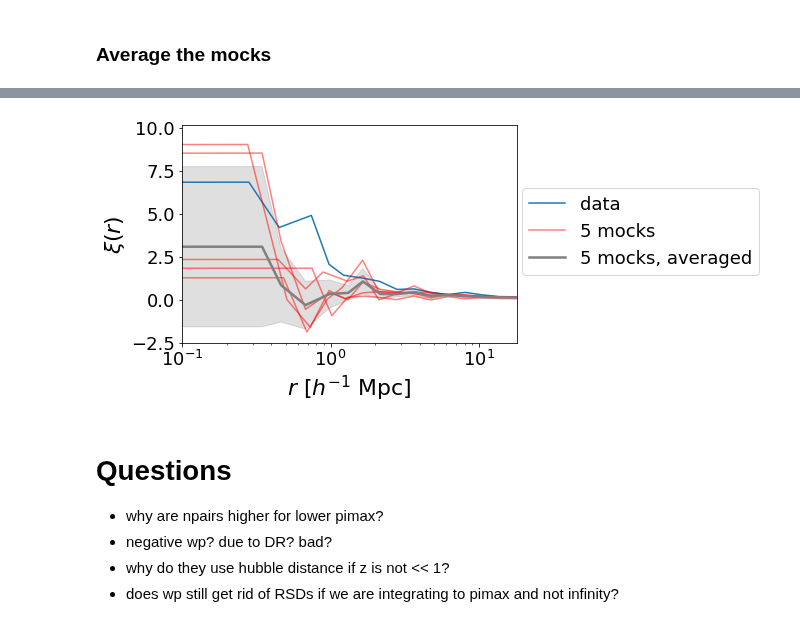
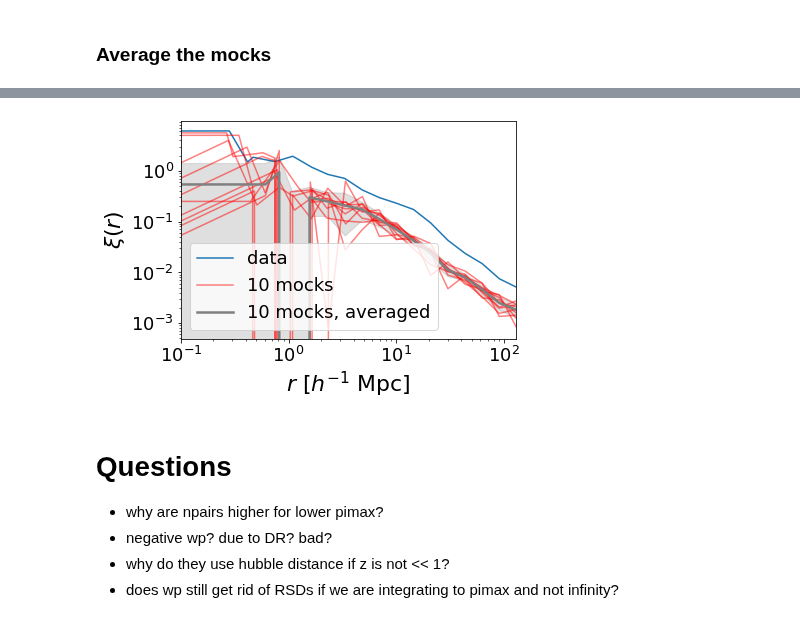
Before and after one commit to mshiferaw/quaia_bias, a Jupyter notebook: notebooks/2025-06-18_measure_xi_r_new_mocks.ipynb, the cells around one changed output, grey strips where cells are left out. Drawn from its saved outputs; the diff is of its cells as text; code cells hidden in the pictures.

```diff
--- a/notebooks/2025-06-18_measure_xi_r_new_mocks.ipynb
+++ b/notebooks/2025-06-18_measure_xi_r_new_mocks.ipynb
@@ -384,5 +514,3 @@ importlib.reload(quaia)
 # %%
-cf_mock, ravg_mock = quaia.xi_r(tab_gcatlo, tab_randlo, selfunc_lo, pixel_indices_gcatlo, pixel_indices_randlo, N_gcatlo, N_randlo, RR_counts,
-                                correction)
+cf_mock, ravg_mock = quaia.xi_r(tab_gcatlo[mask_gcatlo], tab_randlo[mask_randlo], selfunc_lo, pixel_indices_gcatlo, pixel_indices_randlo,
+                                N_gcatlo_mask, N_randlo_mask, RR_counts, correction, rbins = rbins)
-# %%
-tab_datalo, pixel_indices_datalo, N_datalo = quaia.read(f'../data/quaia_G20.0.fits', '$Gaia$-$unWISE$ Quasar Catalog', G_lo, fn_sello)
@@ -395,6 +517,6 @@ Column names: <TableColumns names=('source_id','unwise_objid','redshift_quaia','
 # %%
-cf_data, ravg_data = quaia.xi_r(tab_datalo, tab_randlo, selfunc_lo, pixel_indices_datalo, pixel_indices_randlo, N_datalo, N_randlo, RR_counts,
-                                correction)
+cf_data, ravg_data = quaia.xi_r(tab_datalo[mask_datalo], tab_randlo[mask_randlo], selfunc_lo, pixel_indices_datalo, pixel_indices_randlo,
+                                N_datalo_mask, N_randlo_mask, RR_counts, correction, rbins = rbins)
 # %%
 plt.plot(ravg_data, cf_data, label = 'data')
 plt.plot(ravg_mock, cf_mock, label = 'newest mocks')
@@ -415,9 +535,11 @@ plt.show()
 ### Average the mocks
 # %%
 cf_mocks, ravg_mocks = [], []
-for i in range(1,6):
+for i in range(1,11):
     fn_gcatlo = '../Quaia_mock_catalogs-20250211T213139Z-001/Quaia_mock_catalogs/G20/mock_catalog_quaia_G20_mock{}.fits'.format(str(i))
-    cf_mock, ravg_mock = quaia.xi_r(Table.read(fn_gcatlo), tab_randlo, selfunc_lo, pixel_indices_gcatlo, pixel_indices_randlo, N_gcatlo,
-                                         N_randlo, RR_counts, correction)
+    tab_gcatlo, pixel_indices_gcatlo, N_gcatlo_mask, mask_gcatlo = quaia.read(fn_gcatlo, '$Gaia$-$unWISE$ Quasar Catalog', G_lo, fn_sello,
+                                                                              plot = False)
+    cf_mock, ravg_mock = quaia.xi_r(tab_gcatlo[mask_gcatlo], tab_randlo[mask_randlo], selfunc_lo, pixel_indices_gcatlo, pixel_indices_randlo,
+                                    N_gcatlo_mask, N_randlo_mask, RR_counts, correction, rbins = rbins)
     cf_mocks.append(cf_mock)
     ravg_mocks.append(ravg_mock)
@@ -424,27 +564,24 @@ for i in range(1,6):
 # %%
 plt.plot(ravg_data, cf_data, label = 'data')
 
 for i in range(len(cf_mocks)-1):
         plt.plot(ravg_mocks[i], cf_mocks[i], color = 'red', alpha = 0.5)
-plt.plot(ravg_mocks[-1], cf_mocks[-1], color = 'red', label = '5 mocks', alpha = 0.5)
+plt.plot(ravg_mocks[-1], cf_mocks[-1], color = 'red', label = '10 mocks', alpha = 0.5)
 
 cf_mocks_mean = np.mean(cf_mocks, axis = 0)
 yerr = np.std(cf_mocks, axis = 0)
-plt.plot(ravg_mock, cf_mocks_mean, color = 'gray', label = '5 mocks, averaged', linewidth = 2.5)
-# plt.errorbar(ravg_mock, cf_mocks_mean, yerr = np.std(cf_mocks, axis = 0), color = 'black', fmt = 'none')
+plt.plot(ravg_mock, cf_mocks_mean, color = 'gray', label = '10 mocks, averaged', linewidth = 2.5)
 plt.fill_between(ravg_mock, y1 = cf_mocks_mean - yerr, y2 = cf_mocks_mean + yerr, color = 'gray', alpha = 0.25)
-# plt.plot(DD_counts['ravg'], cf_new, label = 'new mocks')
 plt.xlabel(r'$r$ $[h^{-1}$ Mpc]') # projected
 plt.ylabel(r"$\xi(r)$")
 plt.xscale('log')
-# plt.yscale('log')
-plt.xlim(rmin, rmax-2)
-plt.ylim(-2.5,)
-plt.legend(bbox_to_anchor=(1.75, 0.75)) #1, 0.8 #0.85, 1.5, $0.8, -0.3
-# plt.legend()
+plt.yscale('log')
+plt.xlim(rmin, 0.85*rmax)
+# plt.legend(bbox_to_anchor=(1.75, 0.75)) #1, 0.8 #0.85, 1.5, $0.8, -0.3
+plt.legend()
 plt.show()
 # %% [output]
-[figure, old version]
+[figure, new version]
 # %% [markdown]
 # Questions
 - why are npairs higher for lower pimax?
```
Also changed, not shown: parts of 39 cells of this notebook, 3 other files.
